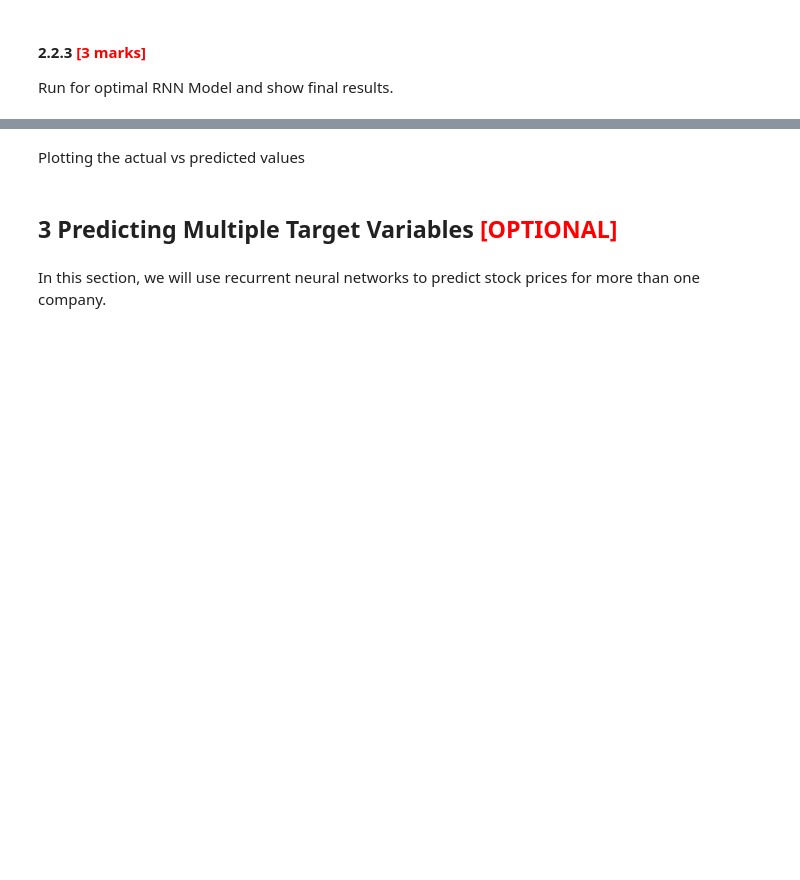
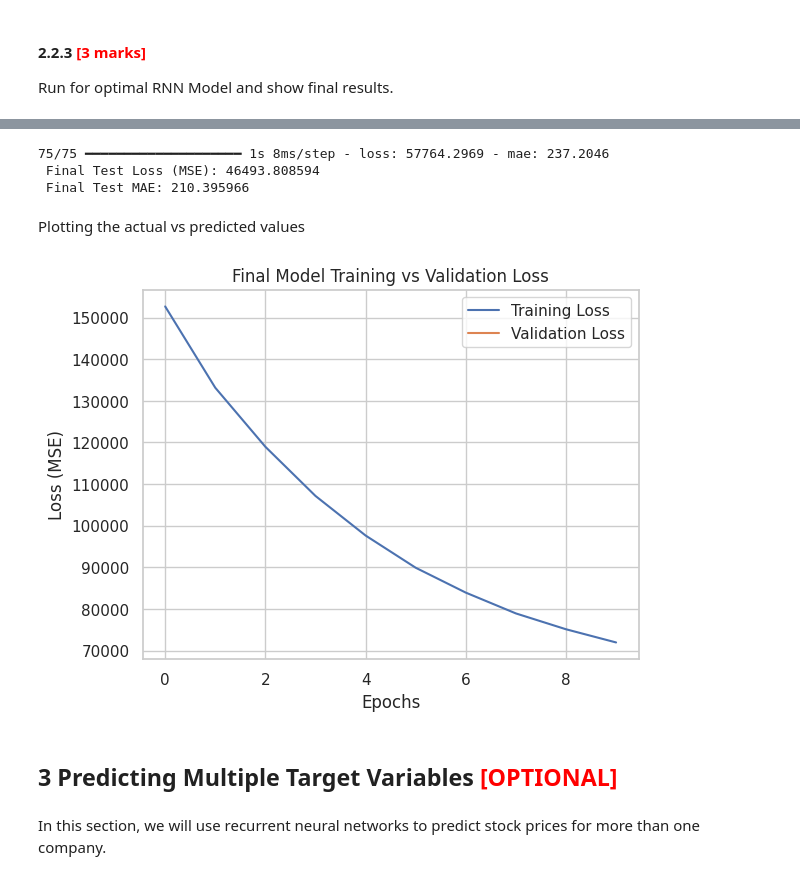
Before and after one commit to pankaj8blr/AI102Files, a Jupyter notebook: Copy_of_RNN_Assg_Stock_Price_Prediction_Starter.ipynb, the cells around one changed output, grey strips where cells are left out. Drawn from its saved outputs; the diff is of its cells as text; code cells hidden in the pictures; blank space fills up the shorter version.

```diff
--- a/Copy_of_RNN_Assg_Stock_Price_Prediction_Starter.ipynb
+++ b/Copy_of_RNN_Assg_Stock_Price_Prediction_Starter.ipynb
@@ -1191,11 +1191,11 @@ Run for optimal RNN Model and show final results.
 best_params = {
     'rnn_units': 128,
     'num_layers': 2,
-    'dropout_rate': 0.2,
-    'learning_rate': 0.0005,
+    'dropout_rate': 0.3,
+    'learning_rate': 0.001,
     'optimizer': 'adam',
     'batch_size': 32,
-    'epochs': 20
+    'epochs': 10
 }
 
 # Build the Final Model
@@ -1219,4 +1240,12 @@ history = final_model.fit(
 # %%
 # Compute the performance of the model on the testing data set
+# Evaluate on Test Set
+test_loss, test_mae = final_model.evaluate(X_test, y_test, verbose=1)
+print(f" Final Test Loss (MSE): {test_loss:.6f}")
+print(f" Final Test MAE: {test_mae:.6f}")
+# %% [output]
+75/75 ━━━━━━━━━━━━━━━━━━━━ 1s 8ms/step - loss: 57764.2969 - mae: 237.2046
+ Final Test Loss (MSE): 46493.808594
+ Final Test MAE: 210.395966
 # %% [markdown]
 Plotting the actual vs predicted values
@@ -1225,3 +1252,15 @@ Plotting the actual vs predicted values
+# %%
+# Predict on the test data
+plt.plot(history.history['loss'], label='Training Loss')
+plt.plot(history.history['val_loss'], label='Validation Loss')
+plt.title('Final Model Training vs Validation Loss')
+plt.xlabel('Epochs')
+plt.ylabel('Loss (MSE)')
+plt.legend()
+plt.grid(True)
+plt.show()
+# %% [output]
+[figure, added]
 # %% [markdown]
 ## **3 Predicting Multiple Target Variables** <font color =red> [OPTIONAL] </font>
 # %% [markdown]
```
Also changed, not shown: parts of 9 cells of this notebook.
